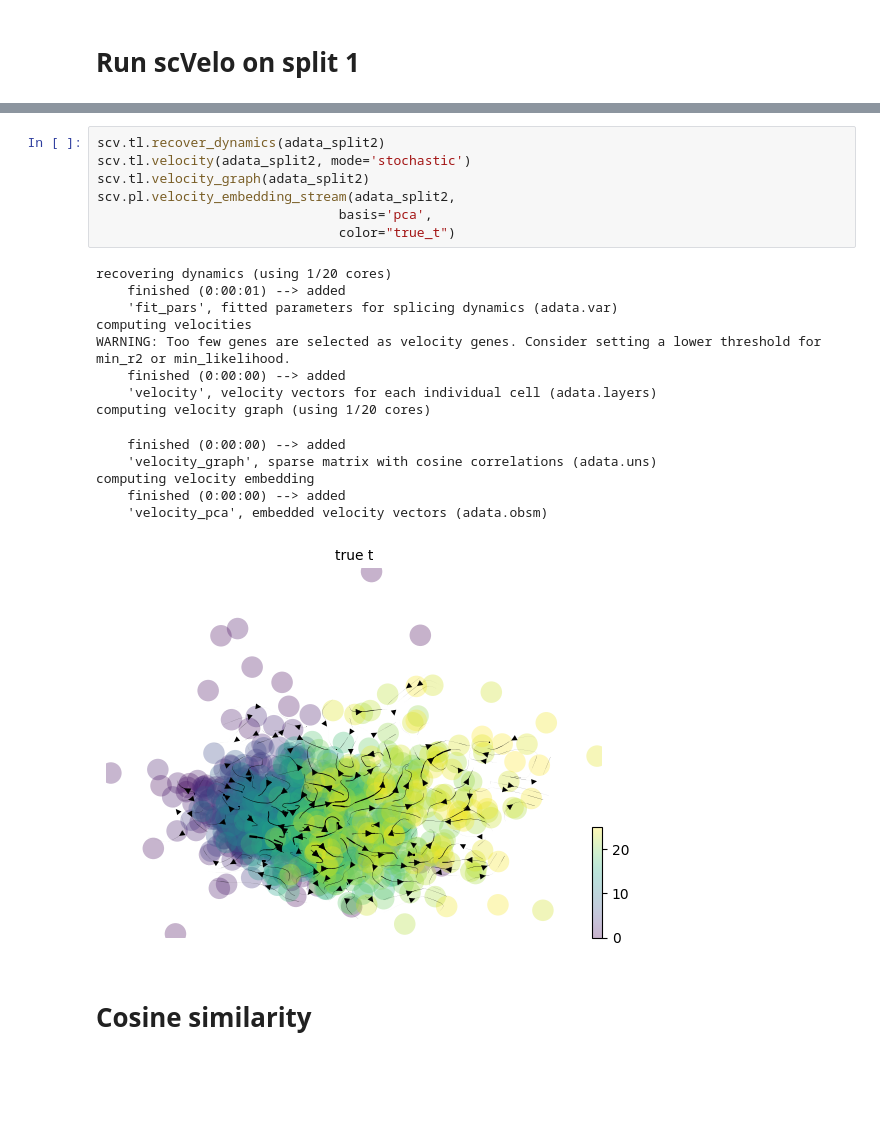
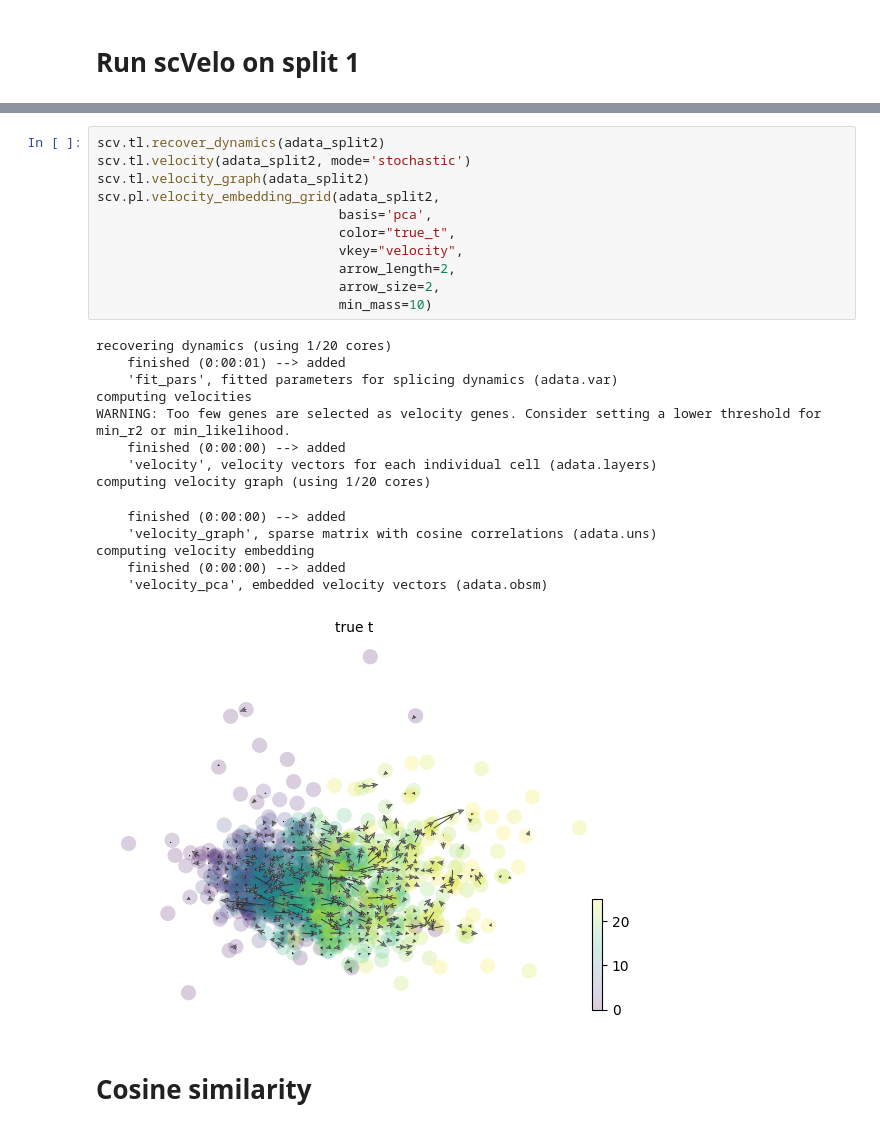
Before and after one commit to linnykos/veloUncertainty, a Jupyter notebook: code/velosim/kevin/scvelo/part3_scvelo-splits.ipynb, the cells around one changed output, grey strips where cells are left out. Drawn from its saved outputs; the diff is of its cells as text; blank space fills up the shorter version.

```diff
--- a/code/velosim/kevin/scvelo/part3_scvelo-splits.ipynb
+++ b/code/velosim/kevin/scvelo/part3_scvelo-splits.ipynb
@@ -143,25 +147,29 @@ computing velocity embedding
 # %%
 scv.tl.recover_dynamics(adata_split2)
 scv.tl.velocity(adata_split2, mode='stochastic')
 scv.tl.velocity_graph(adata_split2)
-scv.pl.velocity_embedding_stream(adata_split2,
+scv.pl.velocity_embedding_grid(adata_split2,
                                basis='pca',
-                               color="true_t")
+                               color="true_t",
+                               vkey="velocity",
+                               arrow_length=2,
+                               arrow_size=2,
+                               min_mass=10)
 # %% [output]
 recovering dynamics (using 1/20 cores)
     finished (0:00:01) --> added
     'fit_pars', fitted parameters for splicing dynamics (adata.var)
 computing velocities
 WARNING: Too few genes are selected as velocity genes. Consider setting a lower threshold for min_r2 or min_likelihood.
     finished (0:00:00) --> added
     'velocity', velocity vectors for each individual cell (adata.layers)
 computing velocity graph (using 1/20 cores)
     finished (0:00:00) --> added
     'velocity_graph', sparse matrix with cosine correlations (adata.uns)
 computing velocity embedding
     finished (0:00:00) --> added
     'velocity_pca', embedded velocity vectors (adata.obsm)
-[figure, old version]
+[figure, new version]
 # %% [markdown]
 # Cosine similarity
 # %%
```
Also changed, not shown: parts of 3 cells of this notebook.
